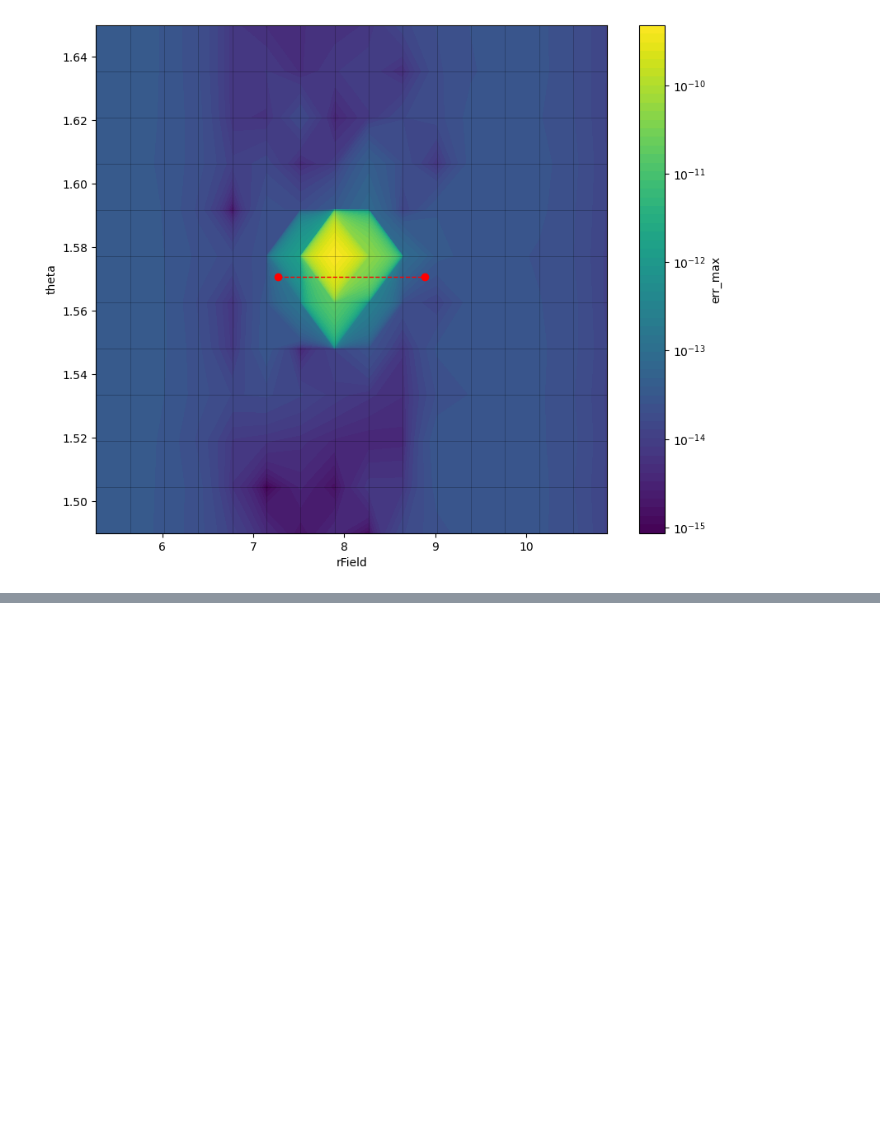
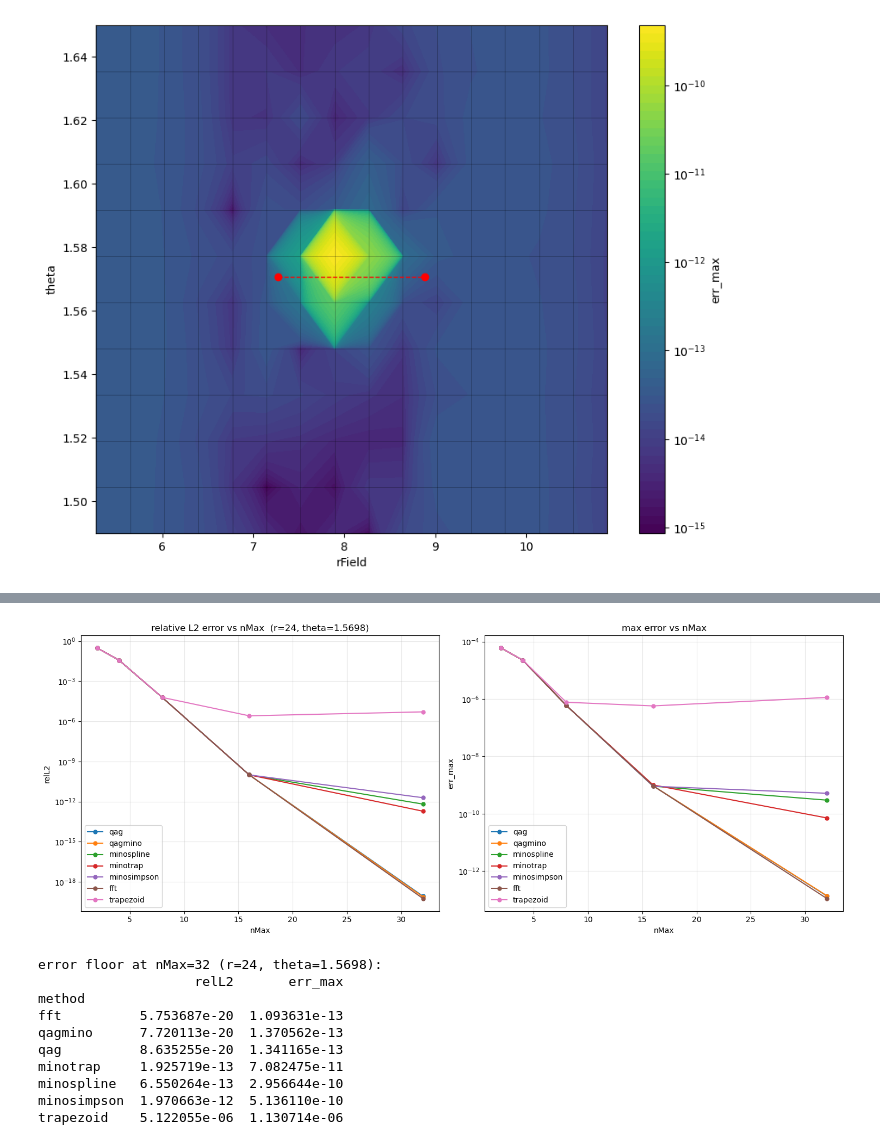
Before and after one commit to thompsonphys/inspectre, a Jupyter notebook: notebooks/error_and_timing.ipynb, the cells around one changed output, grey strips where cells are left out. Saved outputs shown, nothing was run; the diff lists cells and outputs as text; code cells hidden in the pictures; blank space fills up the shorter version.

Commit message:
comparison with n-mode sum

```diff
--- a/notebooks/error_and_timing.ipynb
+++ b/notebooks/error_and_timing.ipynb
@@ -61,0 +71,42 @@ plt.show()
+# %%
+# n-mode integrator comparison: reconstruction error floor vs truncation nMax.
+# Reads the recontest round-trip output (one row per method/nMax/field point).
+recon = pd.read_csv('../data/recon.csv', comment='#')
+
+# pick the first field point
+rF, th = recon.rField.iloc[0], recon.theta.iloc[0]
+sub = recon[(recon.rField == rF) & (recon.theta == th)].copy()
+sub['relL2'] = sub.err_l2 / sub.Sdirect_l2   # relative L2 (Sdirect_l2 normalizes)
+
+# stable method order + markers
+order = ['qag', 'qagmino', 'minospline', 'minotrap', 'minosimpson', 'fft', 'trapezoid']
+methods = [m for m in order if m in sub.method.unique()]
+
+fig, axes = plt.subplots(1, 2, figsize=(15, 6))
+for col, ax in zip(['relL2', 'err_max'], axes):
+    for m in methods:
+        d = sub[sub.method == m].sort_values('nMax')
+        ax.semilogy(d.nMax, d[col], 'o-', ms=5, label=m)
+    ax.set_xlabel('nMax'); ax.set_ylabel(col); ax.grid(True, which='both', alpha=0.3)
+    ax.legend()
+axes[0].set_title(f'relative L2 error vs nMax  (r={rF:g}, theta={th:g})')
+axes[1].set_title('max error vs nMax')
+plt.tight_layout(); plt.show()
+
+# floor table: smallest error reached (largest nMax) per method
+nmax = sub.nMax.max()
+floor = sub[sub.nMax == nmax].set_index('method')[['relL2', 'err_max']].reindex(methods)
+print(f'error floor at nMax={nmax} (r={rF:g}, theta={th:g}):')
+print(floor.sort_values('relL2'))
+# %% [output]
+[figure, added]
+error floor at nMax=32 (r=24, theta=1.5698):
+                    relL2       err_max
+method
+fft          5.753687e-20  1.093631e-13
+qagmino      7.720113e-20  1.370562e-13
+qag          8.635255e-20  1.341165e-13
+minotrap     1.925719e-13  7.082475e-11
+minospline   6.550264e-13  2.956644e-10
+minosimpson  1.970663e-12  5.136110e-10
+trapezoid    5.122055e-06  1.130714e-06
```
Also changed, not shown: parts of 1 cell of this notebook, 7 other files.
